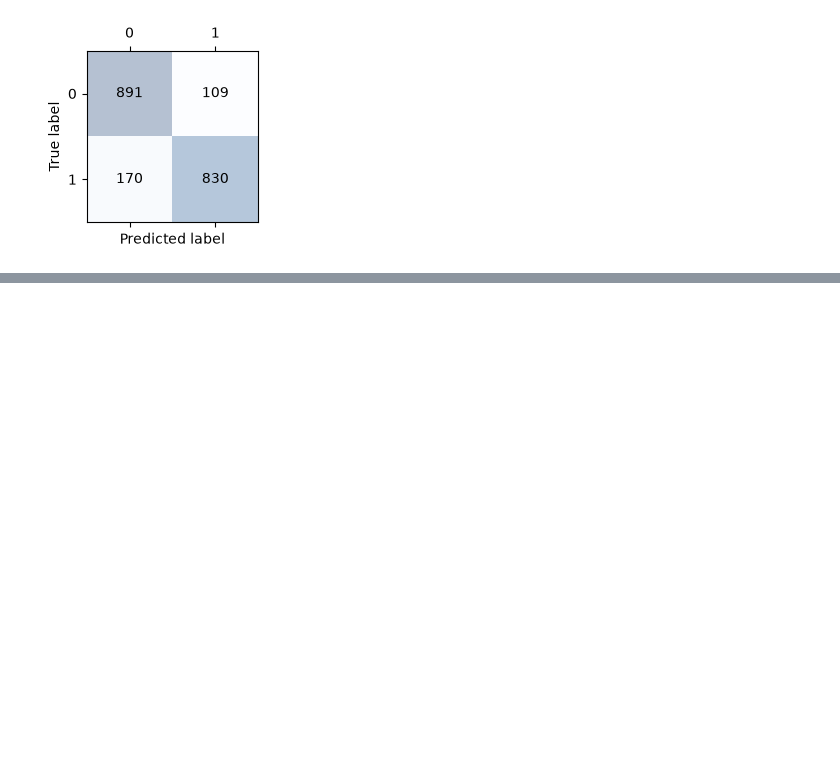
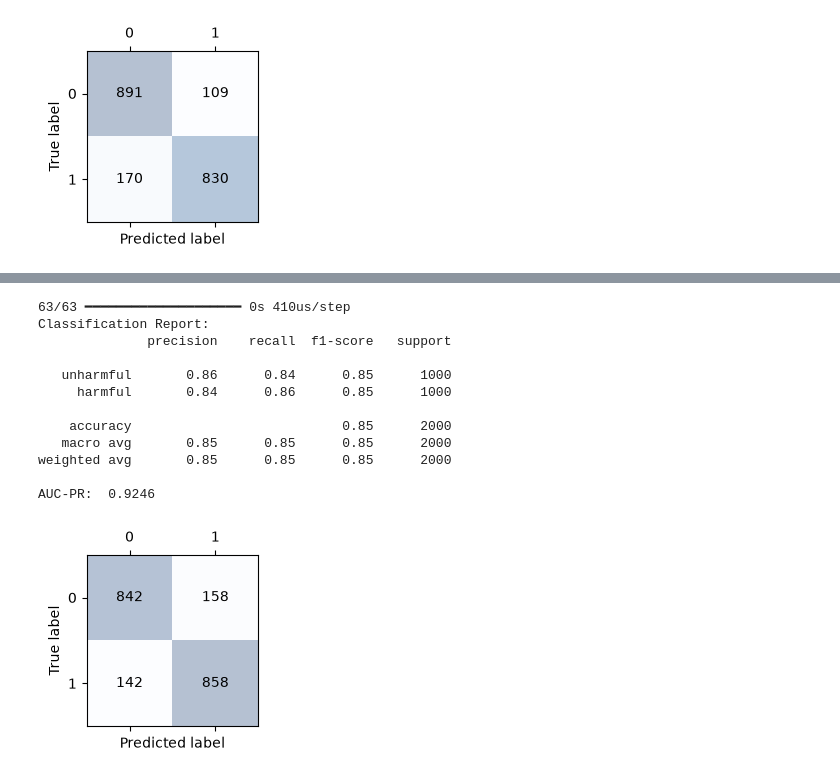
Before and after one commit to strouddm/project-jail-break, a Jupyter notebook: notebooks/02_rachel_ffnn_models.ipynb, the cells around one changed output, grey strips where cells are left out. Saved outputs shown, nothing was run; the diff lists cells and outputs as text; code cells hidden in the pictures; blank space fills up the shorter version.

```diff
--- a/notebooks/02_rachel_ffnn_models.ipynb
+++ b/notebooks/02_rachel_ffnn_models.ipynb
@@ -1080,0 +1077,35 @@ AUC-PR:  0.9264
+# %%
+# Lower threshold on multi-turn
+
+X_test_m = multiturn_emb['qwen3']
+Y_test_m = np.array(mt_meta['harm'])
+
+# Evaluate on test set
+Y_pred_prob = model_best.predict(X_test_m)
+Y_pred = (Y_pred_prob >= 0.4).astype(int)
+
+# Classification report
+print("Classification Report:")
+print(classification_report(Y_test_m, Y_pred, target_names=['unharmful', 'harmful']))
+
+# AUC-ROC
+roc_auc = roc_auc_score(Y_test_m, Y_pred_prob)
+avg_precision = average_precision_score(Y_test_m, Y_pred_prob)
+print(f'AUC-PR:  {np.round(avg_precision, 4)}')
+
+
+confusion_matrix_plot(confusion_matrix(Y_test_m, Y_pred))
+# %% [output]
+63/63 ━━━━━━━━━━━━━━━━━━━━ 0s 410us/step
+Classification Report:
+              precision    recall  f1-score   support
+
+   unharmful       0.86      0.84      0.85      1000
+     harmful       0.84      0.86      0.85      1000
+
+    accuracy                           0.85      2000
+   macro avg       0.85      0.85      0.85      2000
+weighted avg       0.85      0.85      0.85      2000
+
+AUC-PR:  0.9246
+[figure, added]
```
Also changed, not shown: parts of 17 cells of this notebook.
